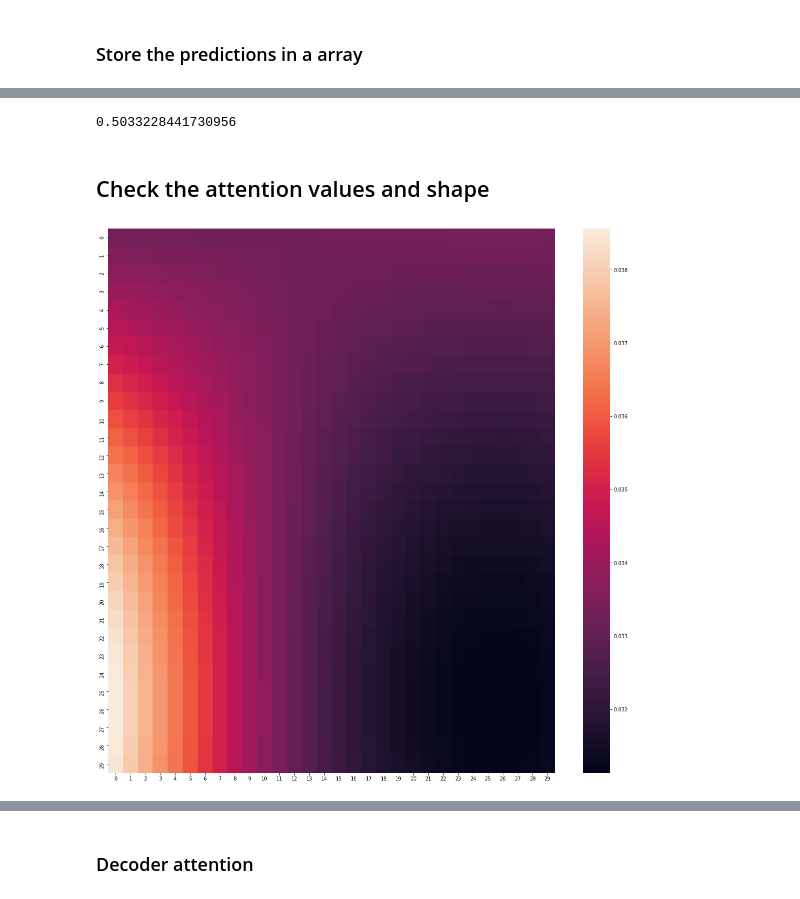
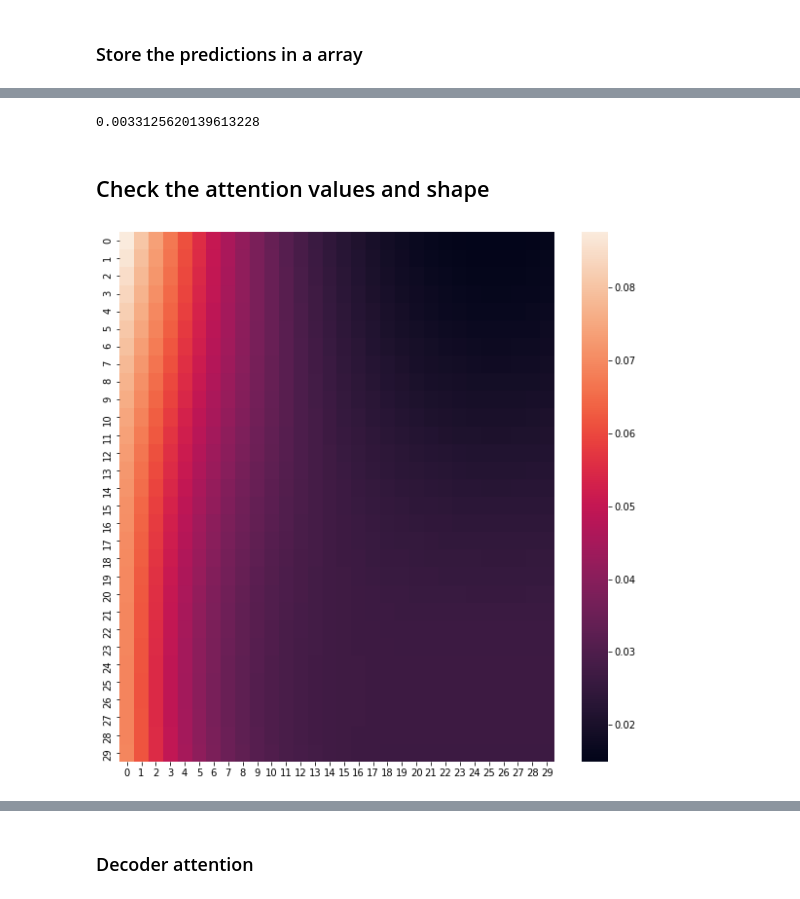
Before and after one commit to rodgdutra/neural_kaggle_store_item, a Jupyter notebook: transformer_exemples/transformer_sine_direct_informer_like.ipynb, the cells around one changed output, grey strips where cells are left out. Cells and saved outputs as stored; diff of their text form; code cells hidden in the pictures.

Commit message:
Update transformer notebooks

```diff
--- a/transformer_exemples/transformer_sine_direct_informer_like.ipynb
+++ b/transformer_exemples/transformer_sine_direct_informer_like.ipynb
@@ -170,7 +174,7 @@ The recommended neural network for a time series problem usualy is a LSTM, in th
 # %%
 device = torch.device('cuda' if torch.cuda.is_available() else 'cpu')
 print('Using device:', device)
-model = TransformerTimeSeries(device,  dropout=0, d_model=64, nhead=4, decoder_mask=False,
+model = TransformerTimeSeries(device,  dropout=0, d_model=64, nhead=4, decoder_mask=True, iterative=True,
                               n_encoder_time_steps=feat_win,
                               n_output_time_steps=label_win).to(device)
 
@@ -252,7 +255,7 @@ decoder_test[:pred_horizon] = data_val[-(pred_horizon):]
 
 label_test = np.zeros(int(label_win))
 label_test[:pred_horizon] = decoder_test[:pred_horizon]
-label_test[pred_horizon:] = data_test
+label_test[pred_horizon:] = data_test[:pred_horizon]
 # %%
 np.array([encoder_test]).shape
 # %% [output]
@@ -336,7 +349,7 @@ fig.show()
 # %%
-mean_squared_error(label_test[:pred_horizon], output[:pred_horizon])
+mean_squared_error(label_test[-pred_horizon:], output[-pred_horizon:])
 # %% [output]
-0.5033228441730956
+0.0033125620139613228
 # %% [markdown]
 ## Check the attention values and shape
 # %%
@@ -344,10 +357,10 @@ attention_weights = model.encoder_attention(src)[1]
 attention_weights = attention_weights.cpu().detach().numpy()
 attention_weights = attention_weights.reshape(src.shape[1], src.shape[1])
 # %%
-plt.figure(figsize=(20, 20))
+plt.figure(figsize=(10, 10))
 ax = sns.heatmap(attention_weights)
 # %% [output]
-[figure, old version]
+[figure, new version]
 # %%
 df = {'row_idx':[],
       'col_idx':[],
```
Also changed, not shown: parts of 11 cells of this notebook, 3 other files.
